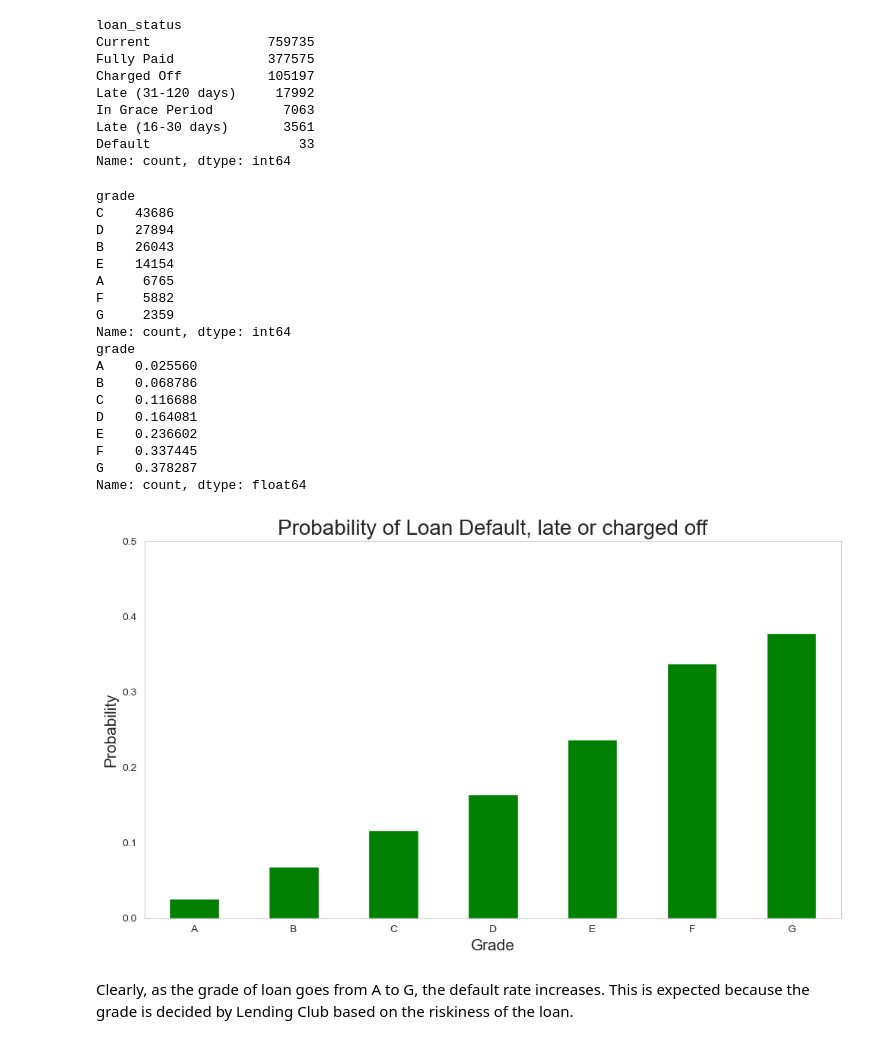
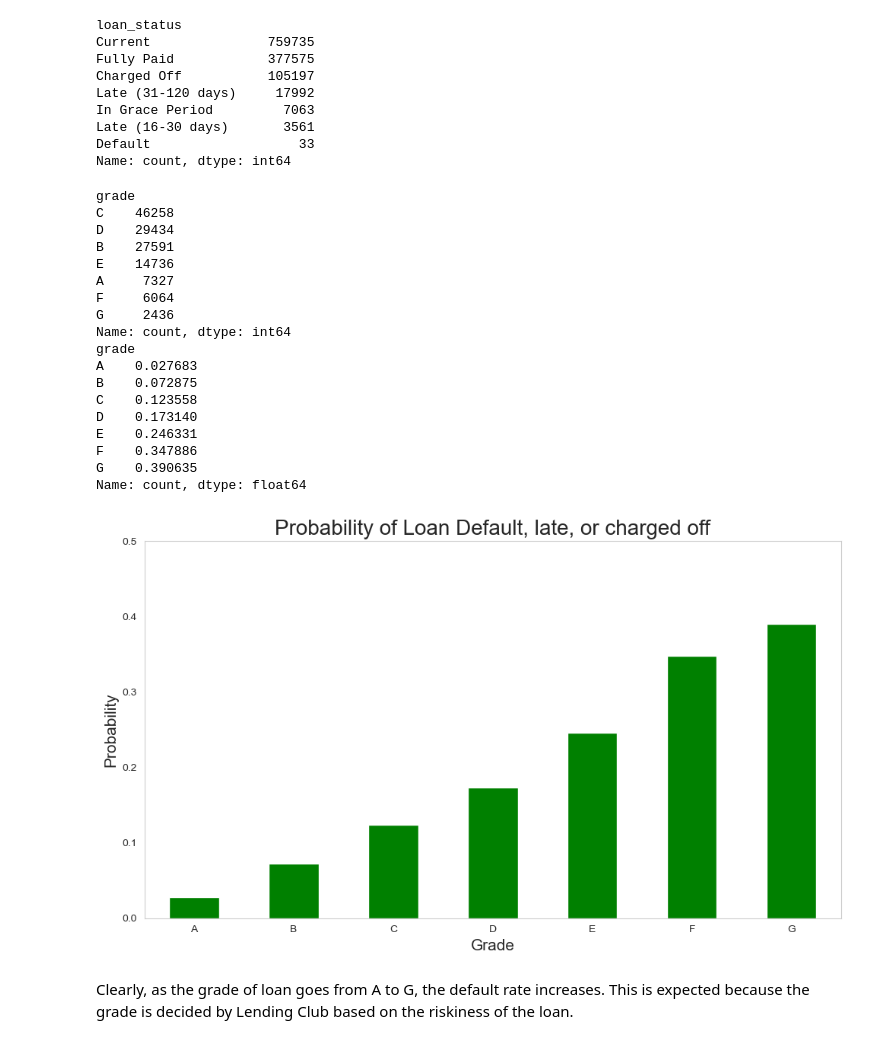
Before and after one commit to idatta21/Lending-Club-Loan-Data-EDA-Analysis, a Jupyter notebook: Loan_Data_Analysis.ipynb, the cells around one changed output. Drawn from its saved outputs; the diff is of its cells as text; code cells hidden in the pictures.

```diff
--- a/Loan_Data_Analysis.ipynb
+++ b/Loan_Data_Analysis.ipynb
@@ -33,7 +33,7 @@ import warnings
 warnings.filterwarnings("ignore")
 # %%
 # Load Data
-df = pd.read_csv("C:\\Users\\Ipsita\\OneDrive\\Desktop\\approved_data_2016_2018.csv", low_memory=False) #Dataset
+df = pd.read_csv("C:\\Users\\Ipsita\\OneDrive\\Desktop\\Loan_data_2016_2018.csv", low_memory=False) #Dataset
 # %% [markdown]
 ### Data Cleaning
 # %%
@@ -203,49 +230,49 @@ sns.set_style("whitegrid")
 loan_statuses = ['Default', 'Late (31-120 days)', 'Late (16-30 days)','Charged Off','In Grace Period']
 
 # Step 2: Filter the DataFrame for 'Default' loan statuses
 default_loan = loan[loan['loan_status'].isin(loan_statuses)]
 
 # Step 3: Calculate the count of 'Default' loan statuses for each grade
 default_counts = default_loan['grade'].value_counts()
 print(default_counts)
 
 # Step 4: Calculate the probability of loan default for each grade
 total_loans_per_grade = loan['grade'].value_counts()
 default_probabilities = default_counts / total_loans_per_grade
 
 print(default_probabilities)
 
 # Step 5: Plot the probabilities in a bar plot
 plt.figure(figsize=(10, 6))
 default_probabilities.sort_index().plot(kind='bar', color='green')
-plt.title('Probability of Loan Default, late or charged off',size=20)
+plt.title('Probability of Loan Default, late, or charged off',size=20)
 plt.xlabel('Grade',size=15)
 plt.ylabel('Probability',size=15)
 plt.ylim(0, 0.5)  # Limit y-axis to 0.5 for better visualization
 plt.xticks(rotation=0)
 plt.grid(False)
 plt.tight_layout()
 plt.show()
 # %% [output]
 grade
-C    43686
-D    27894
-B    26043
-E    14154
-A     6765
-F     5882
-G     2359
+C    46258
+D    29434
+B    27591
+E    14736
+A     7327
+F     6064
+G     2436
 Name: count, dtype: int64
 grade
-A    0.025560
-B    0.068786
-C    0.116688
-D    0.164081
-E    0.236602
-F    0.337445
-G    0.378287
+A    0.027683
+B    0.072875
+C    0.123558
+D    0.173140
+E    0.246331
+F    0.347886
+G    0.390635
 Name: count, dtype: float64
-[figure, old version]
+[figure, new version]
 # %% [markdown]
 Clearly, as the grade of loan goes from A to G, the default rate increases. This is expected because the grade is decided by Lending Club based on the riskiness of the loan.
 # %%
```
Also changed, not shown: parts of 14 cells of this notebook.
